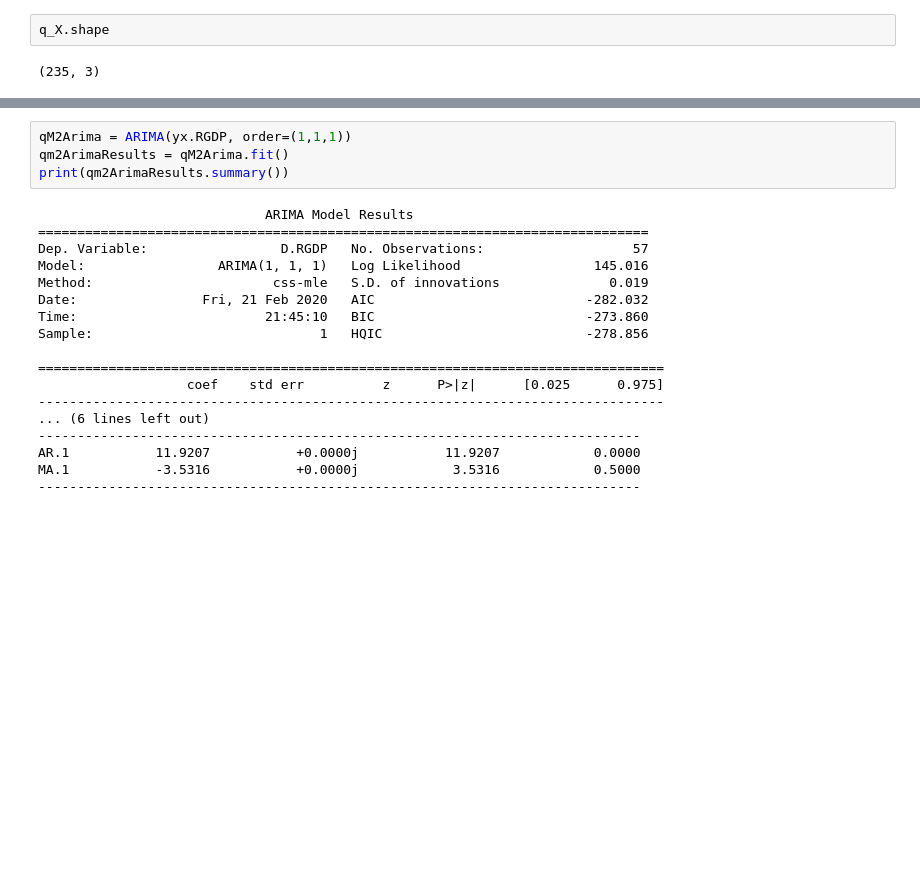
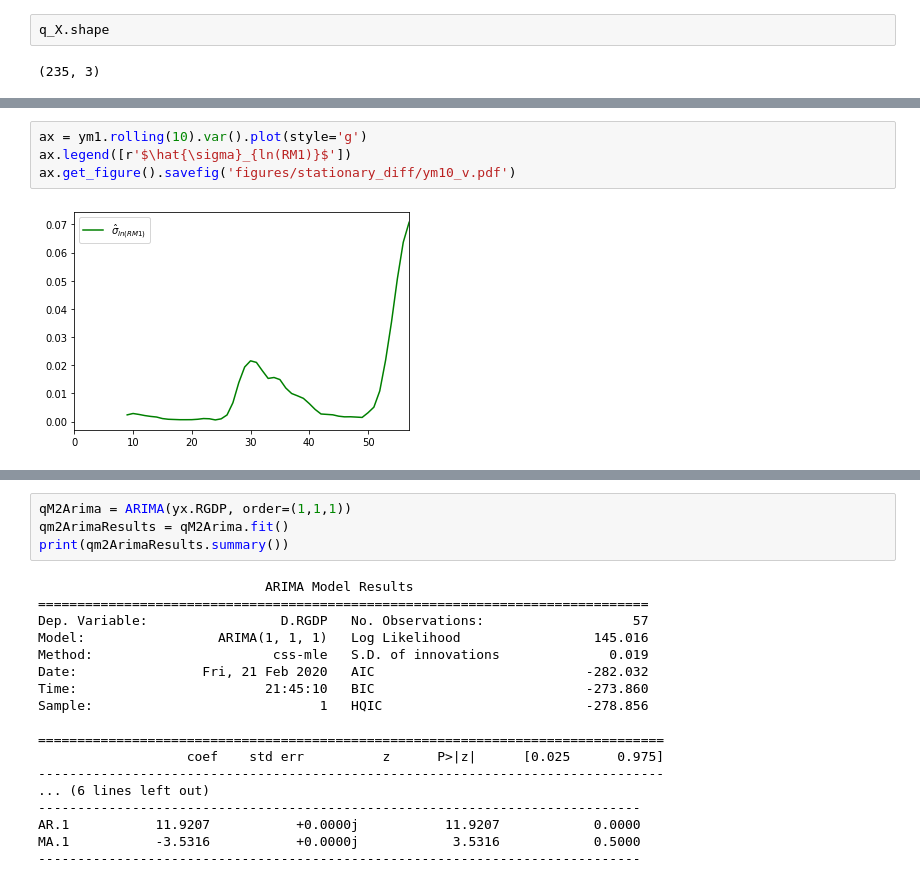
Before and after one commit to karasikHacker/econ571ps2, a Jupyter notebook: ps2.ipynb, the cells around one changed output, grey strips where cells are left out. Cells and saved outputs as stored; diff of their text form; blank space fills up the shorter version.

```diff
--- a/ps2.ipynb
+++ b/ps2.ipynb
@@ -579,0 +588,6 @@ q_X.shape
+# %%
+ax = ym1.rolling(10).var().plot(style='g')
+ax.legend([r'$\hat{\sigma}_{ln(RM1)}$'])
+ax.get_figure().savefig('figures/stationary_diff/ym10_v.pdf')
+# %% [output]
+[figure, added]
```
Also changed, not shown: parts of 12 cells of this notebook, 8 other files.
